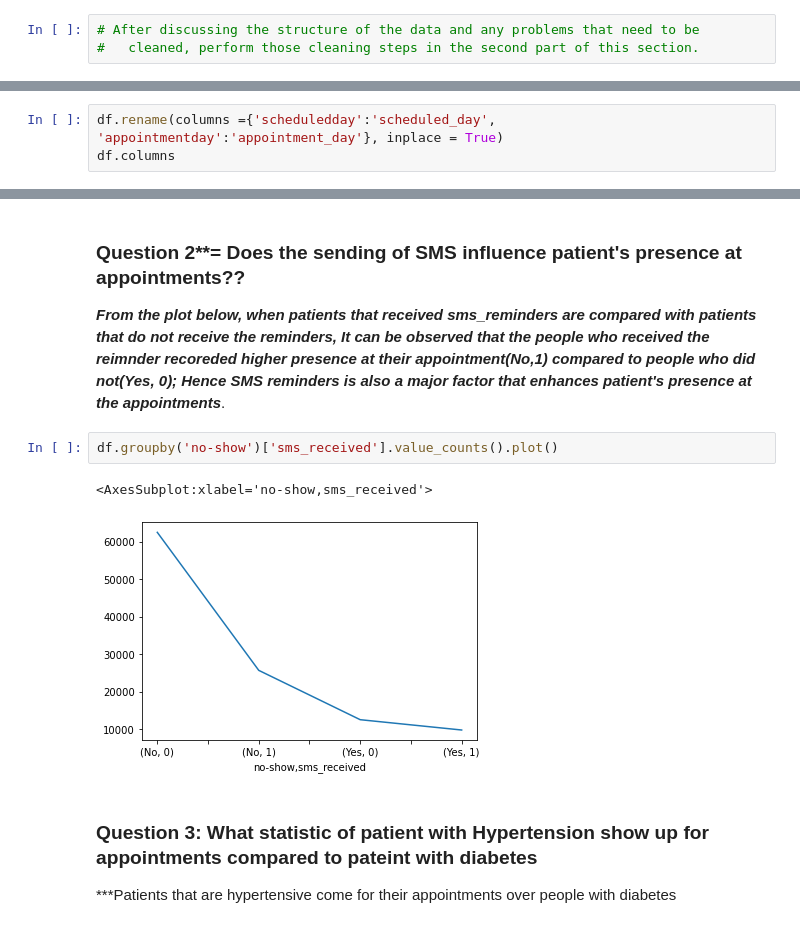
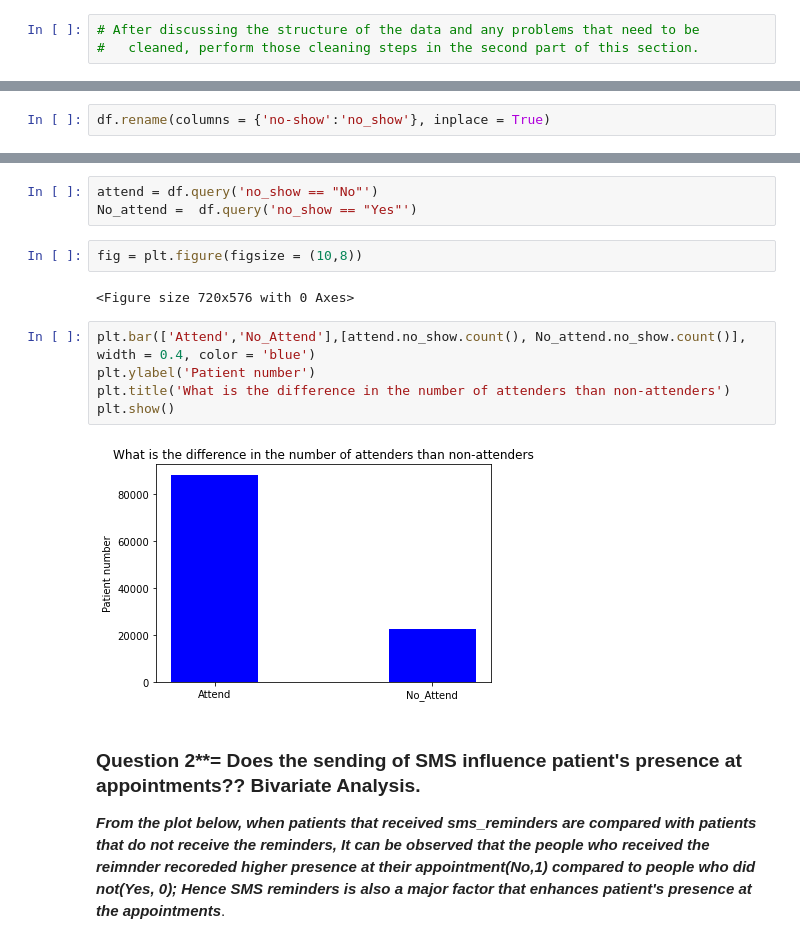
Before and after one commit to Horlardmaygee/Data-Exploration-Project-1, a Jupyter notebook: investigate-a-dataset-template.ipynb, the cells around one changed output, grey strips where cells are left out. Cells and saved outputs as stored; diff of their text form.

```diff
--- a/investigate-a-dataset-template.ipynb
+++ b/investigate-a-dataset-template.ipynb
@@ -167,4 +186,3 @@ Index(['gender', 'scheduledday', 'appointmentday', 'age', 'neighbourhood',
       dtype='object')
 # %%
-df.rename(columns ={'scheduledday':'scheduled_day', 'appointmentday':'appointment_day'}, inplace = True)
-df.columns
+df.rename(columns = {'no-show':'no_show'}, inplace = True)
@@ -233,11 +210,18 @@ df.groupby('no-show')['scholarship'].value_counts().plot()
+# %%
+attend = df.query('no_show == "No"')
+No_attend =  df.query('no_show == "Yes"')
+# %%
+fig = plt.figure(figsize = (10,8))
+# %% [output]
+<Figure size 720x576 with 0 Axes>
+# %%
+plt.bar(['Attend','No_Attend'],[attend.no_show.count(), No_attend.no_show.count()], width = 0.4, color = 'blue')
+plt.ylabel('Patient number')
+plt.title('What is the difference in the number of attenders than non-attenders')
+plt.show()
+# %% [output]
+[figure, added]
 # %% [markdown]
-### Question 2**= Does the sending of SMS influence patient's presence at appointments??
+### Question 2**= Does the sending of SMS influence patient's presence at appointments?? Bivariate Analysis.
+
 ***From the plot below, when patients that received sms_reminders  are compared with patients that do not receive the reminders, It can be observed that the people who received the reimnder recoreded higher presence at their appointment(No,1) compared to people who did not(Yes, 0); Hence SMS reminders is also a major factor that enhances patient's presence at the appointments***.
-# %%
-df.groupby('no-show')['sms_received'].value_counts().plot()
-# %% [output]
-<AxesSubplot:xlabel='no-show,sms_received'>
-[figure, removed]
-# %% [markdown]
-### Question 3: What statistic of patient with Hypertension show up for appointments compared to pateint with diabetes
-***Patients that are hypertensive come for their appointments over people with diabetes
```
Also changed, not shown: parts of 30 cells of this notebook.
